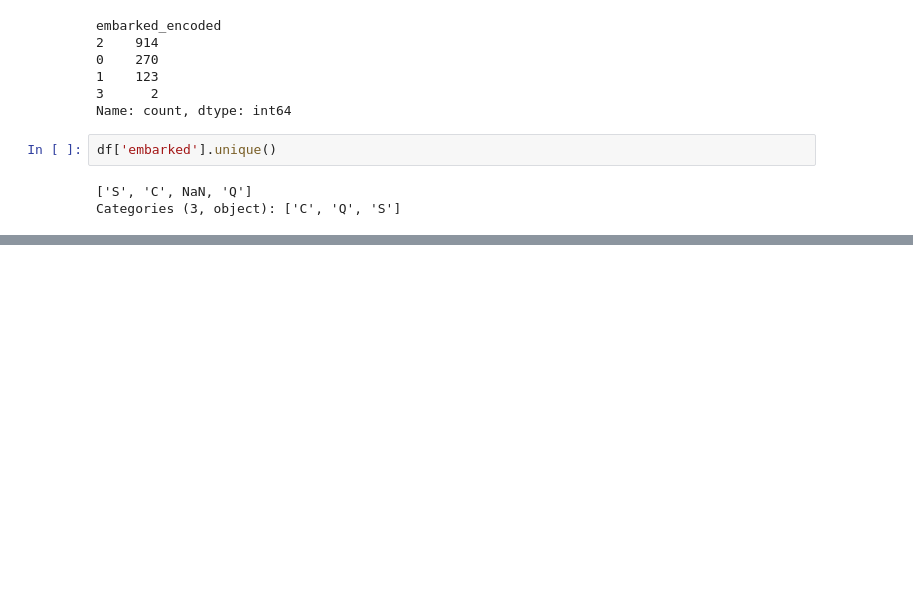
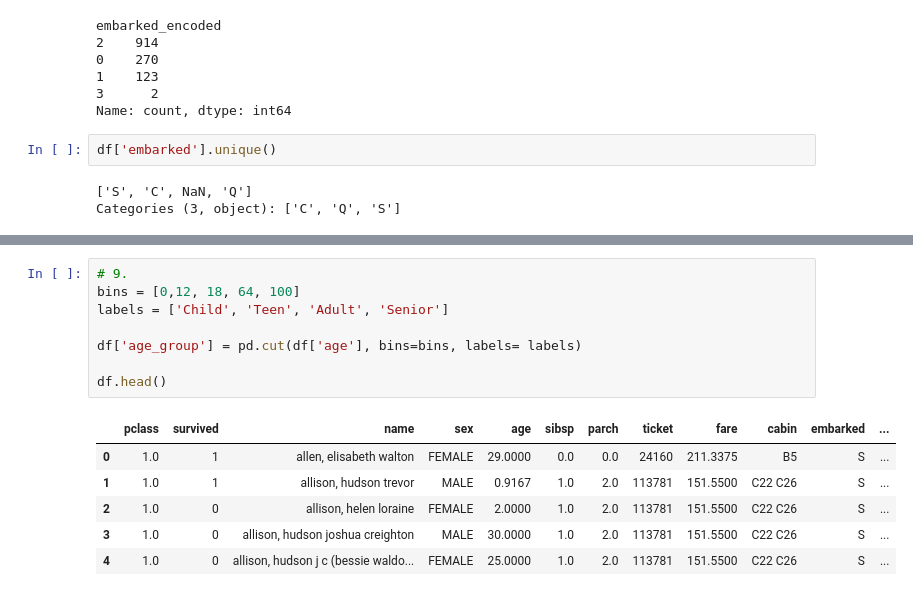
Before and after one commit to niroshsuthagar-QA/20260216-DE5M4, a Jupyter notebook: Python/myFirstNotebook.ipynb, the cells around one changed output, grey strips where cells are left out. Saved outputs shown, nothing was run; the diff lists cells and outputs as text; blank space fills up the shorter version.

```diff
--- a/Python/myFirstNotebook.ipynb
+++ b/Python/myFirstNotebook.ipynb
@@ -223,3 +223,18 @@ df.head(n=10)
 | 7 | 1.0 | 0 | andrews, thomas jr | MALE | 39.0000 | 0.0 | 0.0 | 112050 | 0.0000 | A36 | S | ... |
 | 8 | 1.0 | 1 | appleton, edward dale (charlotte ... | FEMALE | 53.0000 | 2.0 | 0.0 | 11769 | 51.4792 | C101 | S | ... |
 | 9 | 1.0 | 0 | artagaveytia, ramon | MALE | 71.0000 | 0.0 | 0.0 | PC 17609 | 49.5042 | None | C | ... |
+# %%
+# 9.
+bins = [0,12, 18, 64, 100]
+labels = ['Child', 'Teen', 'Adult', 'Senior']
+
+df['age_group'] = pd.cut(df['age'], bins=bins, labels= labels)
+
+df.head()
+# %% [output]
+|  | pclass | survived | name | sex | age | sibsp | parch | ticket | fare | cabin | embarked | ... |
+| 0 | 1.0 | 1 | allen, elisabeth walton | FEMALE | 29.0000 | 0.0 | 0.0 | 24160 | 211.3375 | B5 | S | ... |
+| 1 | 1.0 | 1 | allison, hudson trevor | MALE | 0.9167 | 1.0 | 2.0 | 113781 | 151.5500 | C22 C26 | S | ... |
+| 2 | 1.0 | 0 | allison, helen loraine | FEMALE | 2.0000 | 1.0 | 2.0 | 113781 | 151.5500 | C22 C26 | S | ... |
+| 3 | 1.0 | 0 | allison, hudson joshua creighton | MALE | 30.0000 | 1.0 | 2.0 | 113781 | 151.5500 | C22 C26 | S | ... |
+| 4 | 1.0 | 0 | allison, hudson j c (bessie waldo... | FEMALE | 25.0000 | 1.0 | 2.0 | 113781 | 151.5500 | C22 C26 | S | ... |
```
